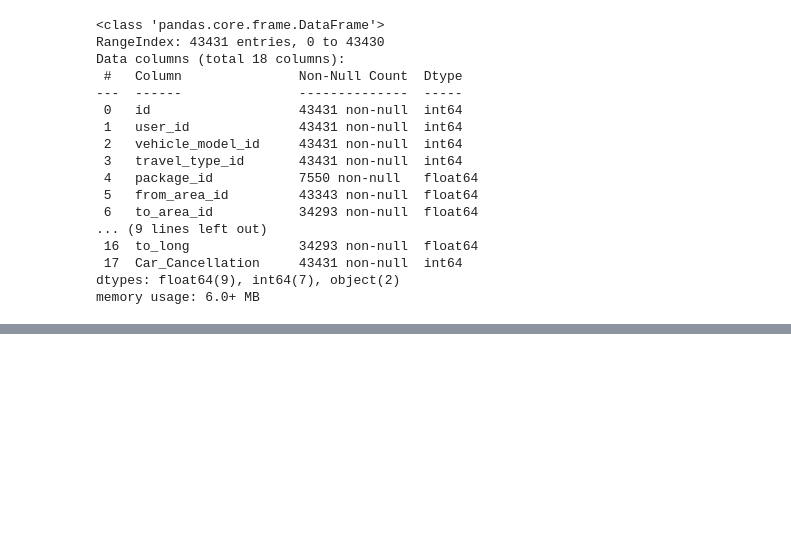
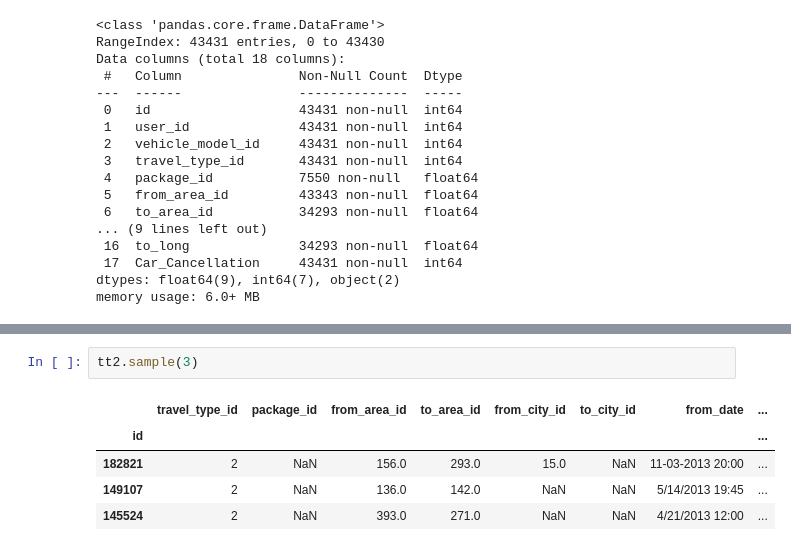
Before and after one commit to sudhirjangra/your_cab_data_analysis, a Jupyter notebook: your_cabs_data_analysis.ipynb, the cells around one changed output, grey strips where cells are left out. Drawn from its saved outputs; the diff is of its cells as text; blank space fills up the shorter version.

```diff
--- a/your_cabs_data_analysis.ipynb
+++ b/your_cabs_data_analysis.ipynb
@@ -113,0 +216,8 @@ memory usage: 6.0+ MB
+# %%
+tt2.sample(3)
+# %% [output]
+|  | travel_type_id | package_id | from_area_id | to_area_id | from_city_id | to_city_id | from_date | ... |
+| id |  |  |  |  |  |  |  | ... |
+| 182821 | 2 | NaN | 156.0 | 293.0 | 15.0 | NaN | 11-03-2013 20:00 | ... |
+| 149107 | 2 | NaN | 136.0 | 142.0 | NaN | NaN | 5/14/2013 19:45 | ... |
+| 145524 | 2 | NaN | 393.0 | 271.0 | NaN | NaN | 4/21/2013 12:00 | ... |
```
Also changed, not shown: parts of 21 cells of this notebook.
